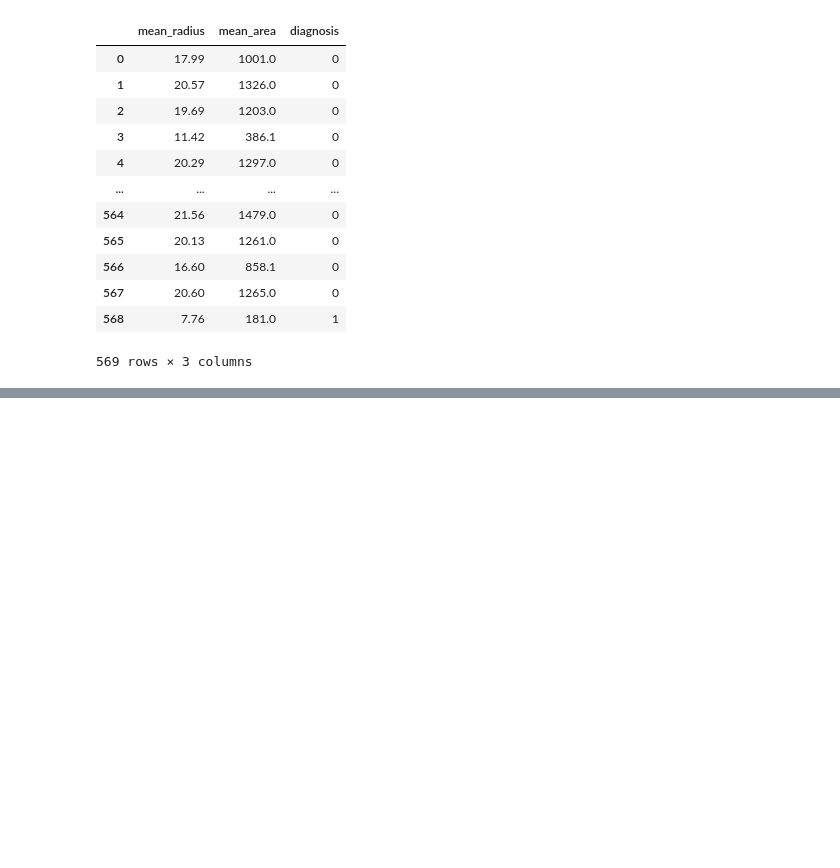
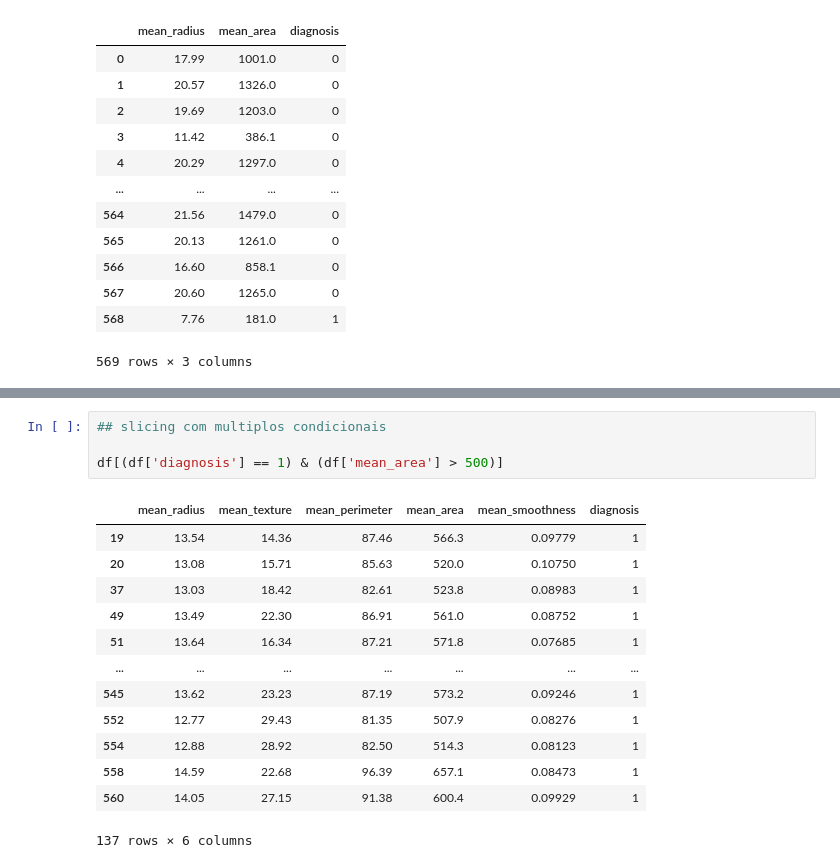
Before and after one commit to anapaulasandes/dtsci-tools, a Jupyter notebook: pandas/01-mod-pandas.ipynb, the cells around one changed output, grey strips where cells are left out. Cells and saved outputs as stored; diff of their text form; blank space fills up the shorter version.

```diff
--- a/pandas/01-mod-pandas.ipynb
+++ b/pandas/01-mod-pandas.ipynb
@@ -144,0 +195,18 @@ df.filter(regex='5[0-9][0-9]',axis=0)
+# %%
+## slicing com multiplos condicionais
+
+df[(df['diagnosis'] == 1) & (df['mean_area'] > 500)]
+# %% [output]
+|  | mean_radius | mean_texture | mean_perimeter | mean_area | mean_smoothness | diagnosis |
+| 19 | 13.54 | 14.36 | 87.46 | 566.3 | 0.09779 | 1 |
+| 20 | 13.08 | 15.71 | 85.63 | 520.0 | 0.10750 | 1 |
+| 37 | 13.03 | 18.42 | 82.61 | 523.8 | 0.08983 | 1 |
+| 49 | 13.49 | 22.30 | 86.91 | 561.0 | 0.08752 | 1 |
+| 51 | 13.64 | 16.34 | 87.21 | 571.8 | 0.07685 | 1 |
+| ... | ... | ... | ... | ... | ... | ... |
+| 545 | 13.62 | 23.23 | 87.19 | 573.2 | 0.09246 | 1 |
+| 552 | 12.77 | 29.43 | 81.35 | 507.9 | 0.08276 | 1 |
+| 554 | 12.88 | 28.92 | 82.50 | 514.3 | 0.08123 | 1 |
+| 558 | 14.59 | 22.68 | 96.39 | 657.1 | 0.08473 | 1 |
+| 560 | 14.05 | 27.15 | 91.38 | 600.4 | 0.09929 | 1 |
+137 rows × 6 columns
```
Also changed, not shown: parts of 12 cells of this notebook, 1 other file.
